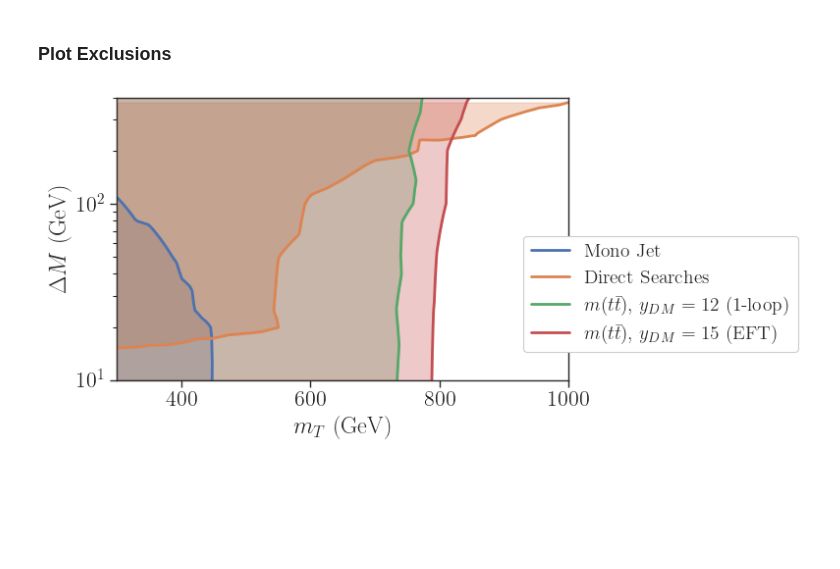
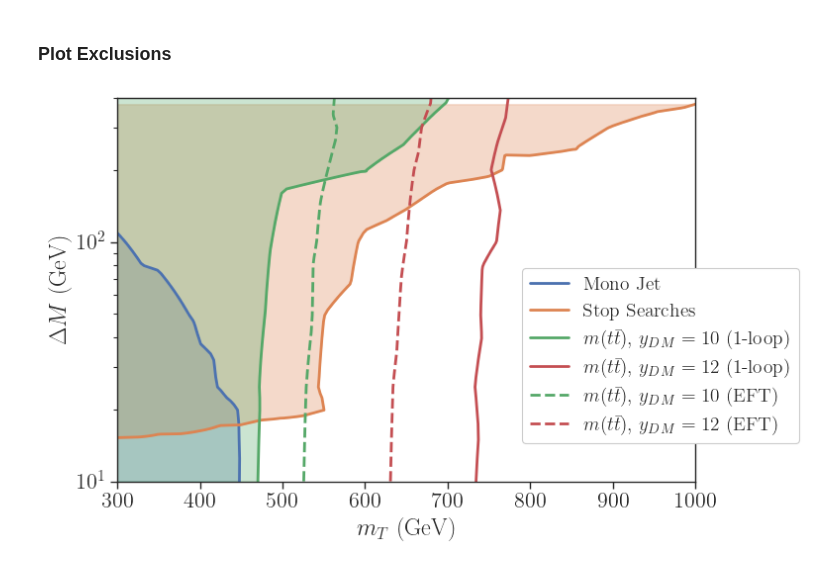
Before and after one commit to andlessa/SMStoEFT, a Jupyter notebook: notebooks/constraints/plots-AllExclusions.ipynb, the cells around one changed output. Saved outputs shown, nothing was run; the diff lists cells and outputs as text; code cells hidden in the pictures; blank space fills up the shorter version.

Commit message:
Updated exclusions with larger scan

```diff
--- a/notebooks/constraints/plots-AllExclusions.ipynb
+++ b/notebooks/constraints/plots-AllExclusions.ipynb
@@ -52,30 +50,41 @@ cmsMTTEFT= dict_keys([15.0, 20.0])
 direct= dict_keys([0.8, 1.0])
 # %%
 # Select contour values:
-plots = {'Mono Jet' : {'contour' : 1.0, 'dataDict' : monoJetDict},
-         'Direct Searches' : {'contour' : 1.0, 'dataDict' : directDict},
-         r'$m(t\bar{t})$, $y_{DM} = 12$ (1-loop)' : {'contour' : 12.0, 'dataDict' : cmsMTTdict},
-        #  r'$m(t\bar{t})$, $y_{DM} = 15$ (1-loop)' : {'contour' : 15.0, 'dataDict' : cmsMTTdict},
-         r'$m(t\bar{t})$, $y_{DM} = 15$ (EFT)' : {'contour' : 15.0, 'dataDict' : cmsMTTdictEFT},
+colors = sns.color_palette('deep')
+plots = {'Mono Jet' : {'contour' : 1.0, 'dataDict' : monoJetDict,
+                       'fill' : True, 'linestyle' : 'solid', 'color' : colors[0]},
+         'Stop Searches' : {'contour' : 1.0, 'dataDict' : directDict,
+                            'fill' : True, 'linestyle' : 'solid', 'color' : colors[1]},
+         r'$m(t\bar{t})$, $y_{DM} = 10$ (1-loop)' : {'contour' : 10.0, 'dataDict' : cmsMTTdict,
+                                                     'fill' : True, 'linestyle' : 'solid', 'color' : colors[2]},
+         r'$m(t\bar{t})$, $y_{DM} = 12$ (1-loop)' : {'contour' : 12.0, 'dataDict' : cmsMTTdict,
+                                                     'fill' : False, 'linestyle' : 'solid', 'color' : colors[3]},
+         r'$m(t\bar{t})$, $y_{DM} = 10$ (EFT)' : {'contour' : 10.0, 'dataDict' : cmsMTTdictEFT,
+                                                  'fill' : False, 'linestyle' : 'dashed', 'color' : colors[2]},
+         r'$m(t\bar{t})$, $y_{DM} = 12$ (EFT)' : {'contour' : 12.0, 'dataDict' : cmsMTTdictEFT,
+                                                  'fill' : False, 'linestyle' : 'dashed', 'color' : colors[3]},
          }
 # %% [markdown]
 ### Plot Exclusions
 # %%
-plt.figure(figsize=(8,4))
-colorsDict = dict(zip(plots.keys(),sns.color_palette('deep')[:len(plots)]))
+plt.figure(figsize=(8,5))
+
 for p,pInfo in plots.items():
     data = pInfo['dataDict'][pInfo['contour']]
     x = data['mST_GeV']
     y = data['deltaM_GeV']
-    plt.plot(x,y,label=p,linewidth=2,color=colorsDict[p])
-    plt.fill_betweenx(y,x,200,alpha=0.3,color=colorsDict[p])
-plt.legend(loc=(0.9,0.1),fontsize=14,framealpha=1.0)
+    plt.plot(x,y,label=p,linewidth=2,color=pInfo['color'],linestyle=pInfo['linestyle'])
+    if pInfo['fill']:
+        plt.fill_betweenx(y,x,200,alpha=0.3,color=pInfo['color'])
+
+plt.legend(loc=(0.7,0.1),fontsize=14,framealpha=1.0)
 plt.yscale('log')
 plt.xlabel(r'$m_{T}$ (GeV)')
 plt.ylabel(r'$\Delta M$ (GeV)')
 plt.xlim(300,1000)
 plt.ylim(10,400)
 plt.tight_layout()
+plt.savefig('allExclusions.png')
 plt.show()
 # %% [output]
-[figure, old version]
+[figure, new version]
```
Also changed, not shown: parts of 2 cells of this notebook, 10 other files.
